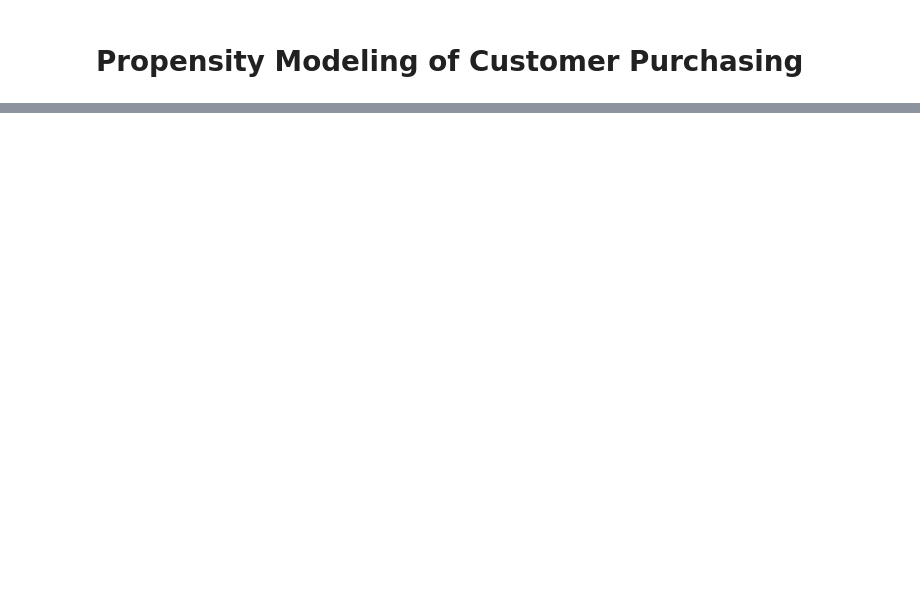
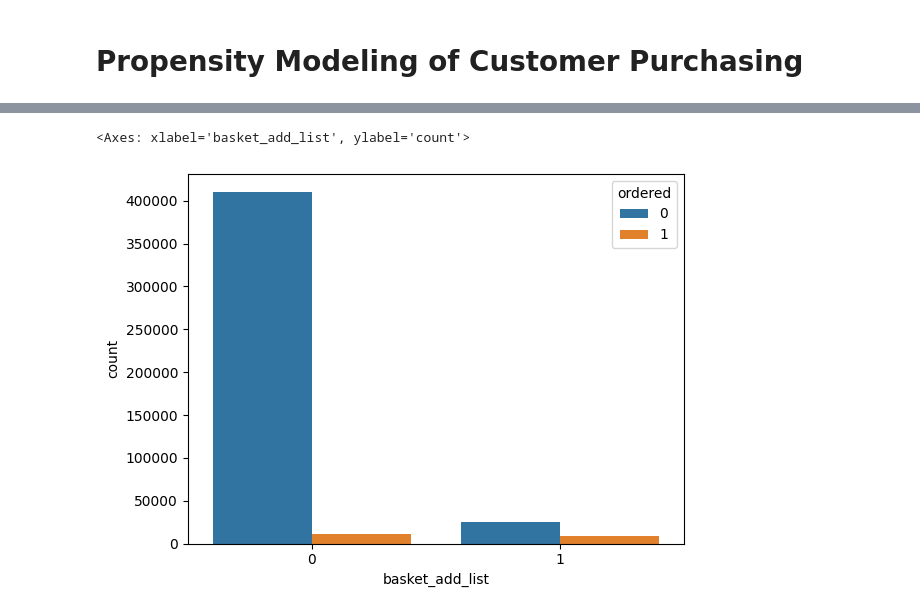
Before and after one commit to pjcroxas/Data-Analytics, a Jupyter notebook: Propensity_Modeling.ipynb, the cells around one changed output, grey strips where cells are left out. Cells and saved outputs as stored; diff of their text form; code cells hidden in the pictures; blank space fills up the shorter version.

```diff
--- a/Propensity_Modeling.ipynb
+++ b/Propensity_Modeling.ipynb
@@ -20,0 +61,5 @@ ui_df_train.sample(3)
+# %%
+sns.countplot(ui_df_train, x="basket_add_list", hue="ordered")
+# %% [output]
+<Axes: xlabel='basket_add_list', ylabel='count'>
+[figure, added]
```
Also changed, not shown: parts of 30 cells of this notebook.
